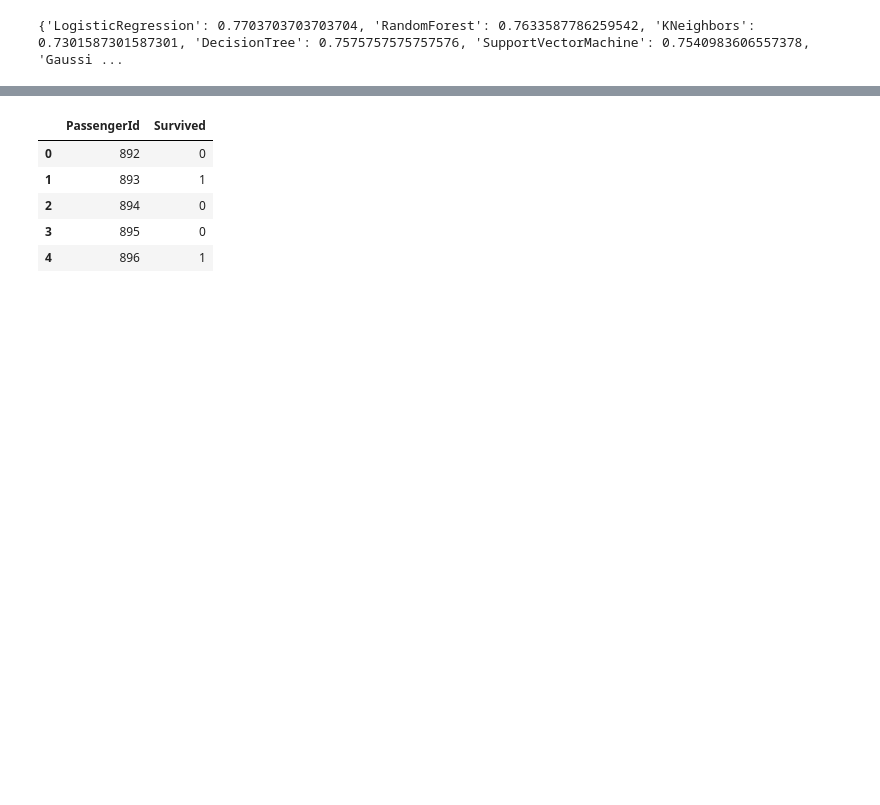
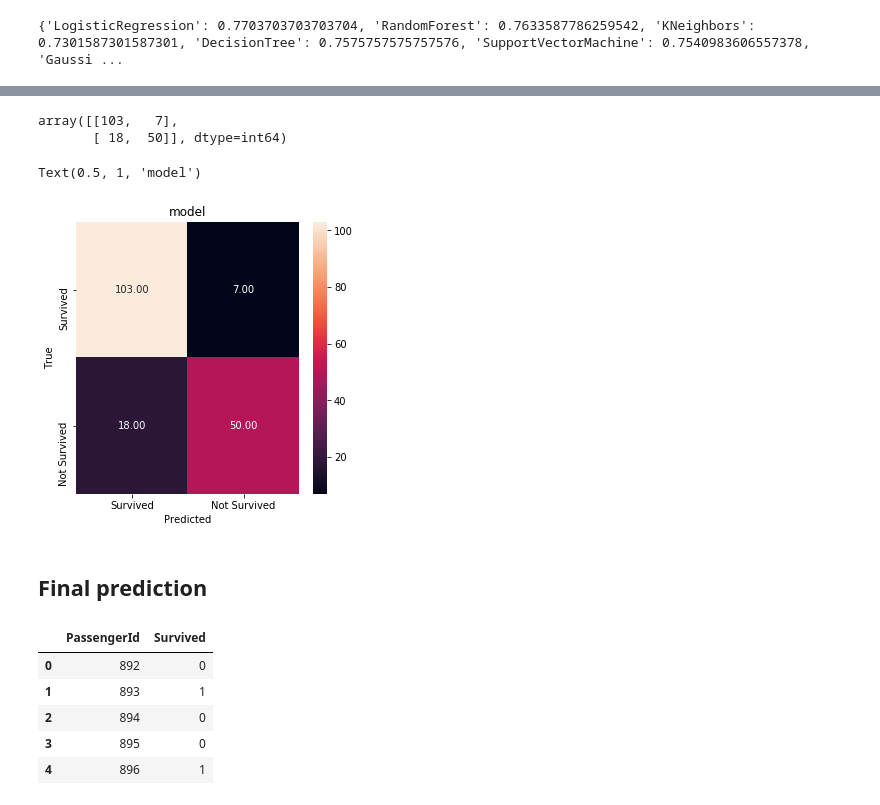
Before and after one commit to ksp2000/titanic_death_prediction, a Jupyter notebook: titanic.ipynb, the cells around one changed output, grey strips where cells are left out. Cells and saved outputs as stored; diff of their text form; code cells hidden in the pictures; blank space fills up the shorter version.

```diff
--- a/titanic.ipynb
+++ b/titanic.ipynb
@@ -972,0 +954,17 @@ array([0, 0, 0, 0, 1, 0, 0, 0, 1, 0, 0, 0, 1, 0, 1, 1, 0, 0, 0, 0, 0, 0,
+# %%
+cm_model = confusion_matrix(y_test, prediction)
+cm_model
+# %% [output]
+array([[103,   7],
+       [ 18,  50]], dtype=int64)
+# %%
+fig,ax = plt.subplots(figsize=(5,5))
+sns.heatmap(cm_model, annot=True, fmt='.2f',xticklabels = ["Survived", "Not Survived"] , yticklabels = ["Survived", "Not Survived"],ax=ax)
+plt.ylabel('True')
+plt.xlabel('Predicted')
+plt.title('model')
+# %% [output]
+Text(0.5, 1, 'model')
+[figure, added]
+# %% [markdown]
+## Final prediction
```
Also changed, not shown: parts of 24 cells of this notebook.
